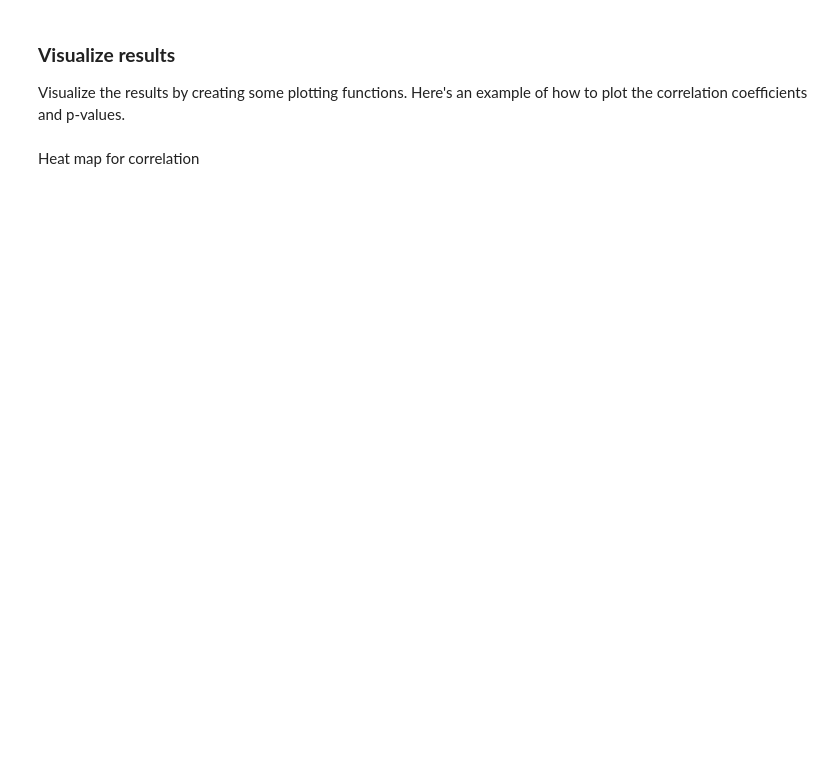
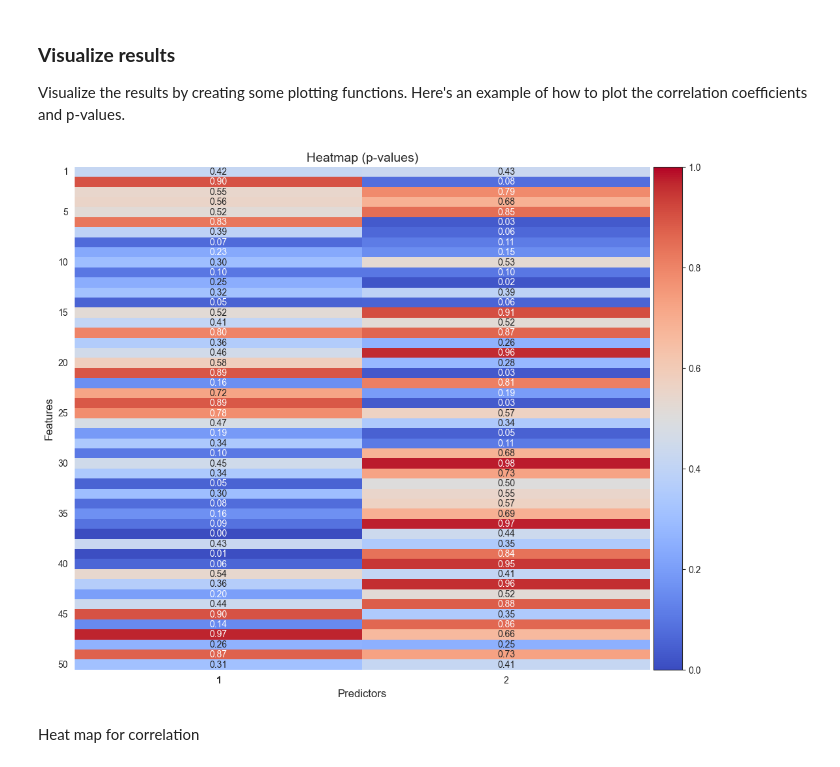
Before and after one commit to Nick7900/permutation_test, a Jupyter notebook: a_between_subject_testing.ipynb, the cells around one changed output. Saved outputs shown, nothing was run; the diff lists cells and outputs as text; code cells hidden in the pictures; blank space fills up the shorter version.

````diff
--- a/a_between_subject_testing.ipynb
+++ b/a_between_subject_testing.ipynb
@@ -391 +374,5 @@ For example, when analyzing trial number 0, the permutation testing is exclusive
+# %%
+# Reducing the data_neuroimaging dataset
+trial_lim = 300
+data_neuroimaging_small = data_neuroimaging[:,:trial_lim,:]
 # %% [markdown]
@@ -400,11 +387,11 @@ Here's the step-by-step process to achieve this:
 - Assign Index to Each Subject/Session (```idx_data```): Create an index array ```idx_data``` to associate each row of the concatenated data (```X_data```) with the corresponding subject/session. The index array ensures that the permutation testing is conducted within the context of each subject/session, preserving the exchangeability assumption.
 # %%
 # 1. Concatenate the data for each subject/session
-X_data = np.concatenate([data_neuroimaging[i] for i in range(data_neuroimaging.shape[0])], axis=0)
+X_data = np.concatenate([data_neuroimaging_small[i] for i in range(data_neuroimaging_small.shape[0])], axis=0)
 # 2. Align behaviral data with corresponding X_data
-y_data = np.repeat(data_behavioral,data_neuroimaging.shape[1], axis=0)
+y_data = np.repeat(data_behavioral,data_neuroimaging_small.shape[1], axis=0)
 # Indices for concatenating the data for each subject/session
-idx_data = np.repeat(range(0,data_neuroimaging.shape[0]), data_neuroimaging.shape[1])
+idx_data = np.repeat(range(0,data_neuroimaging_small.shape[0]), data_neuroimaging_small.shape[1])
 # %%
 print(f"Data dimension of X_data: {X_data.shape}")
 print(f"Data dimension of y_data: {y_data.shape}")
@@ -423,7 +410,7 @@
 # %%
 # Set the parameters for between-subject testing
 method = "correlation_com" # returns the combined statistical significance of Pearson’s correlation coefficient and 2-tailed p-value
-Nperm = 1000
+Nperm = 10_000
 test_statistic_option=True
 exchangeable =False
 # Perform between-subject testing
@@ -453,8 +454,9 @@ print("Significant Time Points (Thresholding + Correction):", significant_indice
  Visualize the results by creating some plotting functions. Here's an example of how to plot the correlation coefficients and p-values.
 # %%
 # Plot p-values
-plot_heatmap(pval[0,:], method, normalize_vals=True, figsize=(12, 10), steps=11, annot=True)
-plot_heatmap(p_values_corrected[0,:], method, normalize_vals=True, figsize=(12, 10), steps=11, title_text="Heatmap p-values corrected", annot=True)
+plot_heatmap(pval, method, normalize_vals=True, figsize=(12, 10), steps=11, annot=True)
+# %% [output]
+[figure, added]
 # %% [markdown]
 Heat map for correlation
 # %%
````
Also changed, not shown: parts of 26 cells of this notebook.
